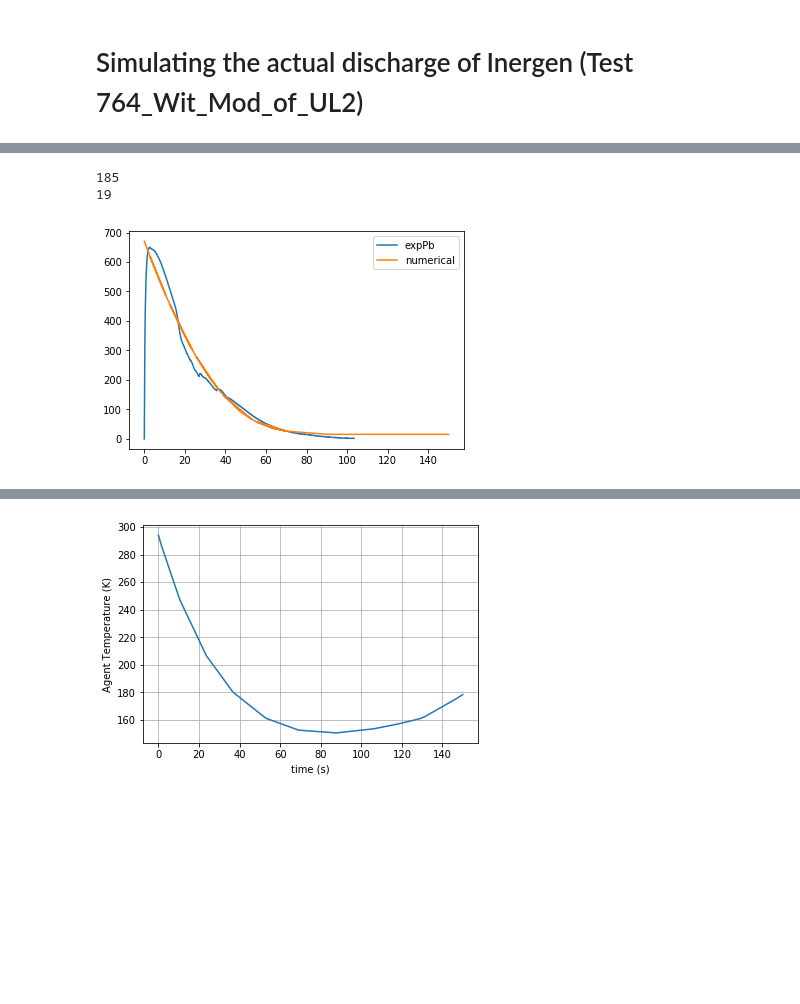
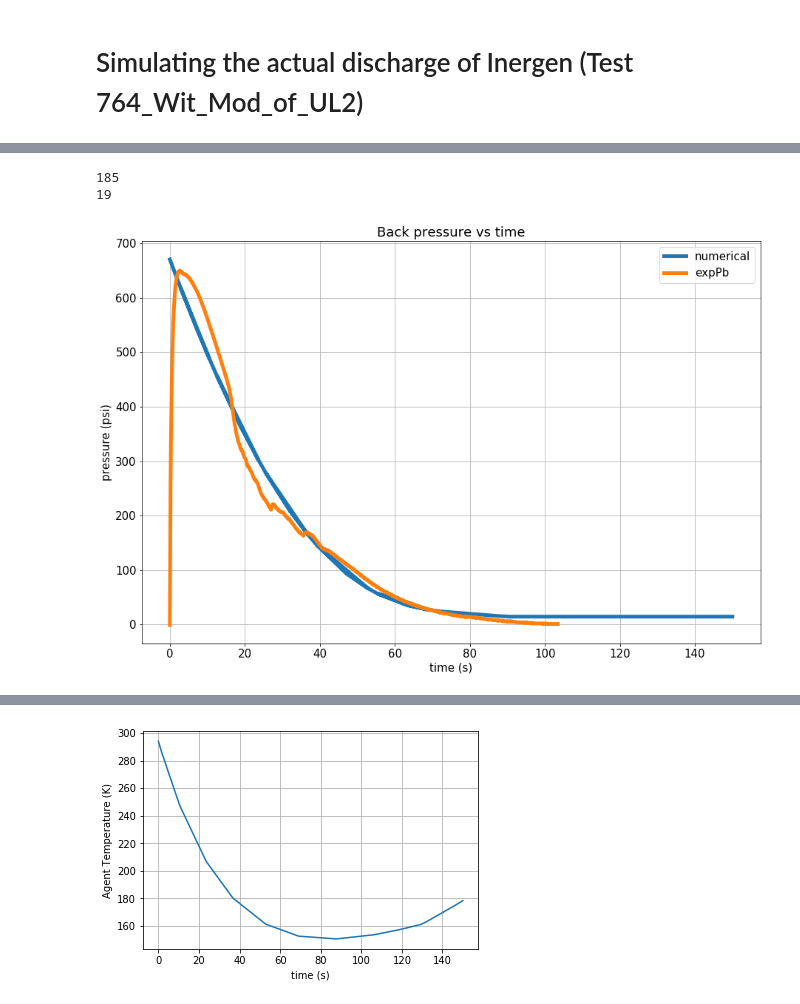
Before and after one commit to AAGAN/twoPhaseSimulationInternProject, a Jupyter notebook: modules/764_Wit_Mod_of_UL2_container.ipynb, the cells around one changed output, grey strips where cells are left out. Cells and saved outputs as stored; diff of their text form; code cells hidden in the pictures; blank space fills up the shorter version.

```diff
--- a/modules/764_Wit_Mod_of_UL2_container.ipynb
+++ b/modules/764_Wit_Mod_of_UL2_container.ipynb
@@ -26,10 +26,13 @@ xcordMass = np.arange(0,len(mass)/10,0.1)
 xcordPb = np.arange(0,len(backP)/10,0.1)
 # %%
 #plotting the experimental vs numerical mass in the cylinder, this graph uses the actual back pressure from the experiment
+plt.rcParams['figure.figsize'] = (15, 10)
+plt.rcParams.update({'font.size': 15})
 print(len(d.t()))
-plt.plot(d.t(),d.ma(), label = 'd')
-plt.plot(xcordMass,mass,label = 'exp')
+plt.plot(d.t(),d.ma(), label = 'numerical', linewidth=5)
+plt.plot(xcordMass,mass,label = 'experimental', linewidth=5)
 plt.xlabel('time (s)')
+plt.title('mass of the agent inside the tank vs time')
 plt.ylabel('mass (kg)')
 plt.legend()
 plt.grid()
@@ -40,18 +43,23 @@ plt.show()
 # %%
-plt.plot(xcordPb,backP,label='expPb')
+
 xP = np.arange(0,len(d.P_b()))
 #plt.plot(d.sol.t,d.P_b())
 #plt.show()
 print(len(d.P_b()))
 print(len(d.sol.t))
 #plt.plot(d.t_t(),np.asarray(d.P_b())/6895.0,label='numerical')
-plt.plot(d.t_t(),np.asarray(d.P_b())/6895,label='numerical')
+plt.plot(d.t_t(),np.asarray(d.P_b())/6895,label='numerical',linewidth = 5)
+plt.plot(xcordPb,backP,label='expPb',linewidth = 5)
+plt.xlabel("time (s)")
+plt.ylabel("pressure (psi)")
+plt.title("Back pressure vs time")
 plt.legend()
+plt.grid()
 plt.show()
 # %% [output]
 185
 19
-[figure, old version]
+[figure, new version]
 # %%
 plt.plot(d.t(),np.asarray(d.Pt())/6895,label='tank pressure')
 plt.plot(d.t_t(),np.asarray(d.P_b())/6895,label='back pressure')
```
Also changed, not shown: parts of 2 cells of this notebook, 5 other files.
